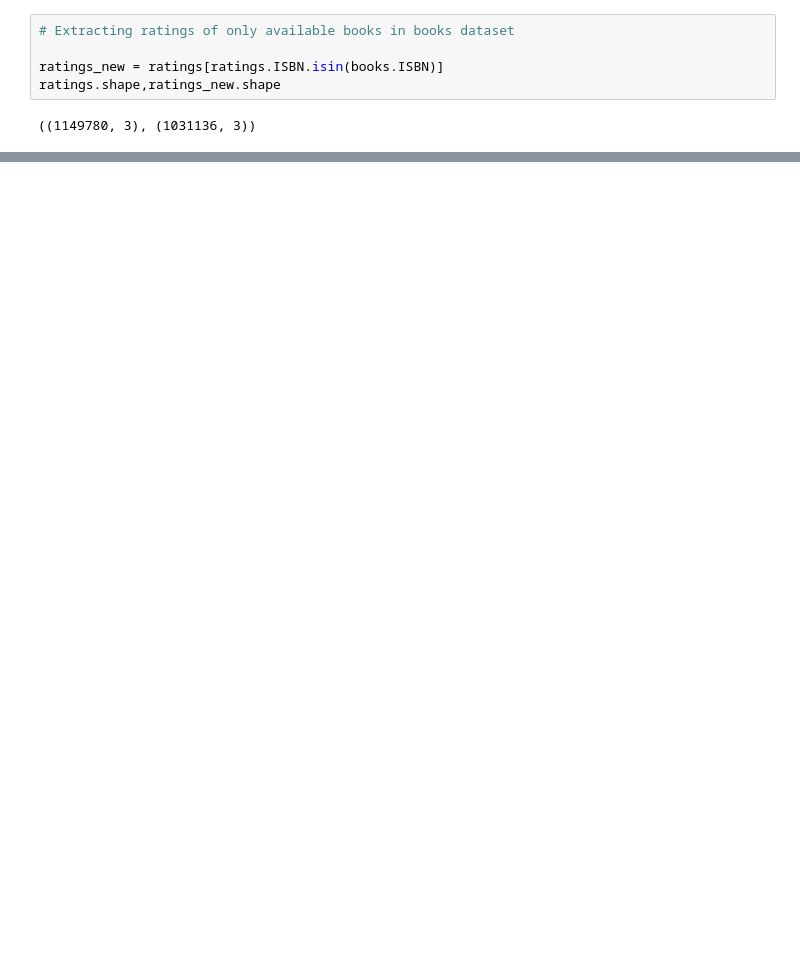
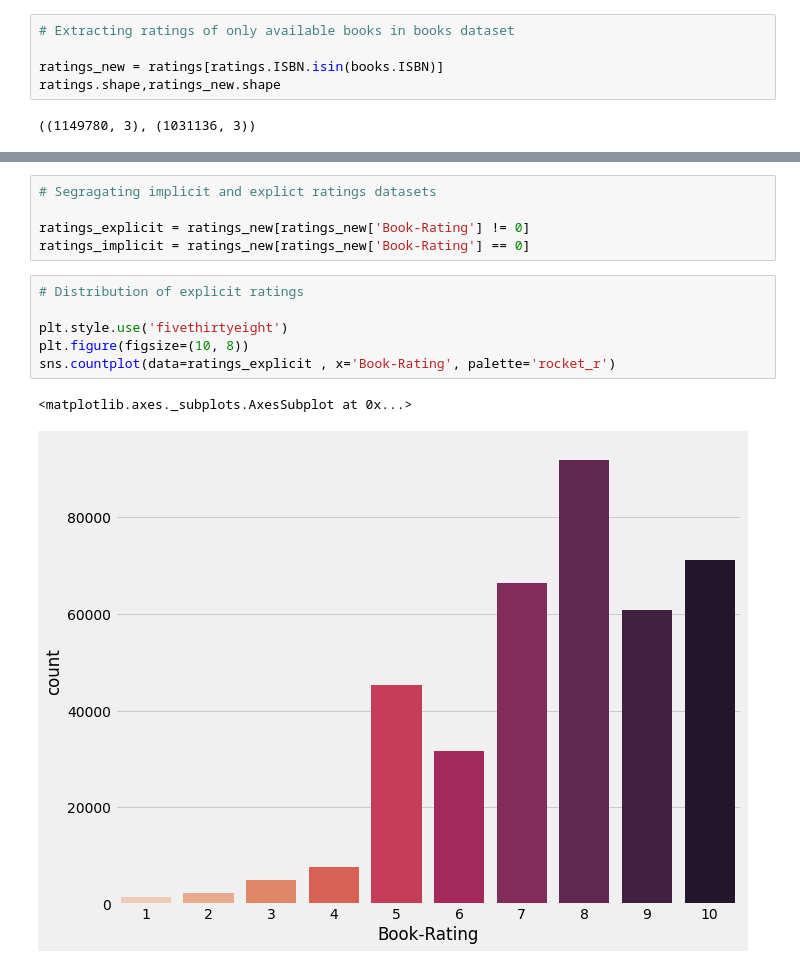
Before and after one commit to PuroshotamSingh/Book-Recommendation-System, a Jupyter notebook: Book_Recommendation_System_Puroshotam_Kumar_Singh_Capstone_Project_4.ipynb, the cells around one changed output, grey strips where cells are left out. Cells and saved outputs as stored; diff of their text form; blank space fills up the shorter version.

```diff
--- a/Book_Recommendation_System_Puroshotam_Kumar_Singh_Capstone_Project_4.ipynb
+++ b/Book_Recommendation_System_Puroshotam_Kumar_Singh_Capstone_Project_4.ipynb
@@ -598,0 +630,14 @@ ratings.shape,ratings_new.shape
+# %%
+# Segragating implicit and explict ratings datasets
+
+ratings_explicit = ratings_new[ratings_new['Book-Rating'] != 0]
+ratings_implicit = ratings_new[ratings_new['Book-Rating'] == 0]
+# %%
+# Distribution of explicit ratings
+
+plt.style.use('fivethirtyeight')
+plt.figure(figsize=(10, 8))
+sns.countplot(data=ratings_explicit , x='Book-Rating', palette='rocket_r')
+# %% [output]
+<matplotlib.axes._subplots.AxesSubplot at 0x...>
+[figure, added]
```
Also changed, not shown: parts of 23 cells of this notebook.
